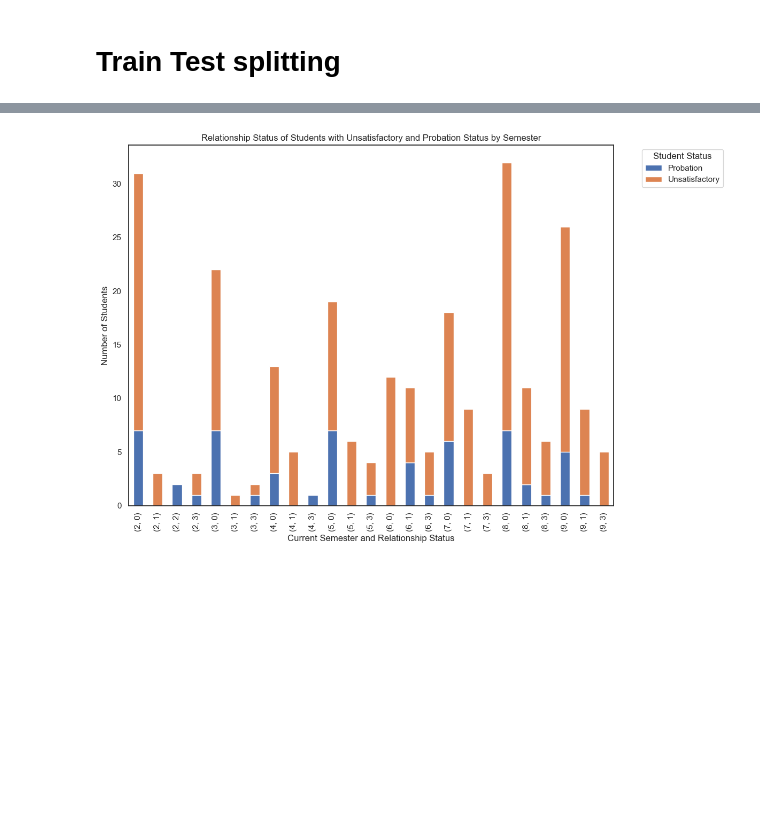
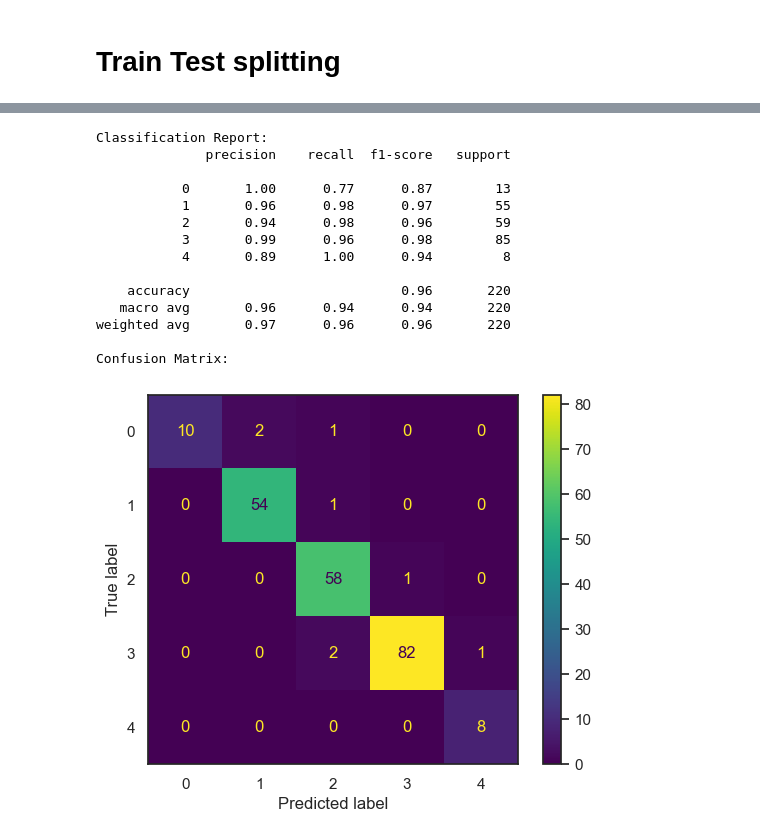
Before and after one commit to AbdullahIbneAziz/Student-Performance-Analysis, a Jupyter notebook: Student Performance Analysis.ipynb, the cells around one changed output, grey strips where cells are left out. Cells and saved outputs as stored; diff of their text form; code cells hidden in the pictures; blank space fills up the shorter version.

```diff
--- a/Student Performance Analysis.ipynb
+++ b/Student Performance Analysis.ipynb
@@ -1508,3 +1509,0 @@ train.shape,test.shape
-# %%
-y_test = train['Student_status']
-X_test = train.drop('Student_status', axis=1)
@@ -1691,9 +1509,0 @@ Name: count, dtype: int64
-# %%
-#from sklearn.neighbors import KNeighborsClassifier
-dtest = KNeighborsClassifier()
-# training the model
-dtest.fit(train_data, target)
-
-# testing the model
-y_test = dtest.predict(X_test)
-print(accuracy_score(target, y_test))
@@ -1702,3 +1509,0 @@ print(accuracy_score(target, y_test))
-# %%
-dtest.fit(train_data, y_test)
-dtest.score(X_test, y_test)
@@ -1755,3 +1509,0 @@ Confusion Matrix
-# %%
-svm.fit(train_data, y_test)
-svm.score(X_test, y_test)
@@ -1907,14 +1510,43 @@ plt.show()
-# %%
-bad_warning_status = fenc[(fenc['Student_status'].isin([1, 0])) & (fenc['currnt_sem'].isin([2, 3, 4, 5, 6, 7, 8, 9]))]
-bad_warning_study_hours = bad_warning_status.groupby(['currnt_sem', 'relation_sts'])['Student_status'].value_counts().unstack()
-bad_warning_study_hours.plot(kind='bar', stacked=True, figsize=(12, 8))
-
-plt.title('Relationship Status of Students with Unsatisfactory and Probation Status by Semester')
-plt.xlabel('Current Semester and Relationship Status')
-plt.ylabel('Number of Students')
-plt.legend(title="Student Status", labels=["Probation", "Unsatisfactory"], bbox_to_anchor=(1.05, 1), loc='upper left')
-plt.tight_layout()
-plt.savefig('Bad_Warning_Relationship_status.png')
-plt.show()
-# %% [output]
-[figure, removed]
+# %%
+from sklearn.tree import DecisionTreeClassifier
+from sklearn.metrics import classification_report, confusion_matrix, ConfusionMatrixDisplay
+from sklearn.model_selection import train_test_split
+import joblib
+
+# Assuming X_train, y_train, X_test, and y_test are already defined
+
+dt = DecisionTreeClassifier()
+dt.fit(X_train, y_train)
+
+# Save the model
+joblib.dump(dt, 'Model/best_model.joblib')
+
+# Load the model
+loaded_dt = joblib.load('Model/best_model.joblib')
+
+y_pred = loaded_dt.predict(X_test)
+
+print("Classification Report:")
+print(classification_report(y_test, y_pred))
+
+print("Confusion Matrix:")
+disp = ConfusionMatrixDisplay(confusion_matrix=confusion_matrix(y_test, y_pred))
+disp.plot()
+
+plt.show()
+# %% [output]
+Classification Report:
+              precision    recall  f1-score   support
+
+           0       1.00      0.77      0.87        13
+           1       0.96      0.98      0.97        55
+           2       0.94      0.98      0.96        59
+           3       0.99      0.96      0.98        85
+           4       0.89      1.00      0.94         8
+
+    accuracy                           0.96       220
+   macro avg       0.96      0.94      0.94       220
+weighted avg       0.97      0.96      0.96       220
+
+Confusion Matrix:
+[figure, added]
```
Also changed, not shown: parts of 66 cells of this notebook, 4 other files.
